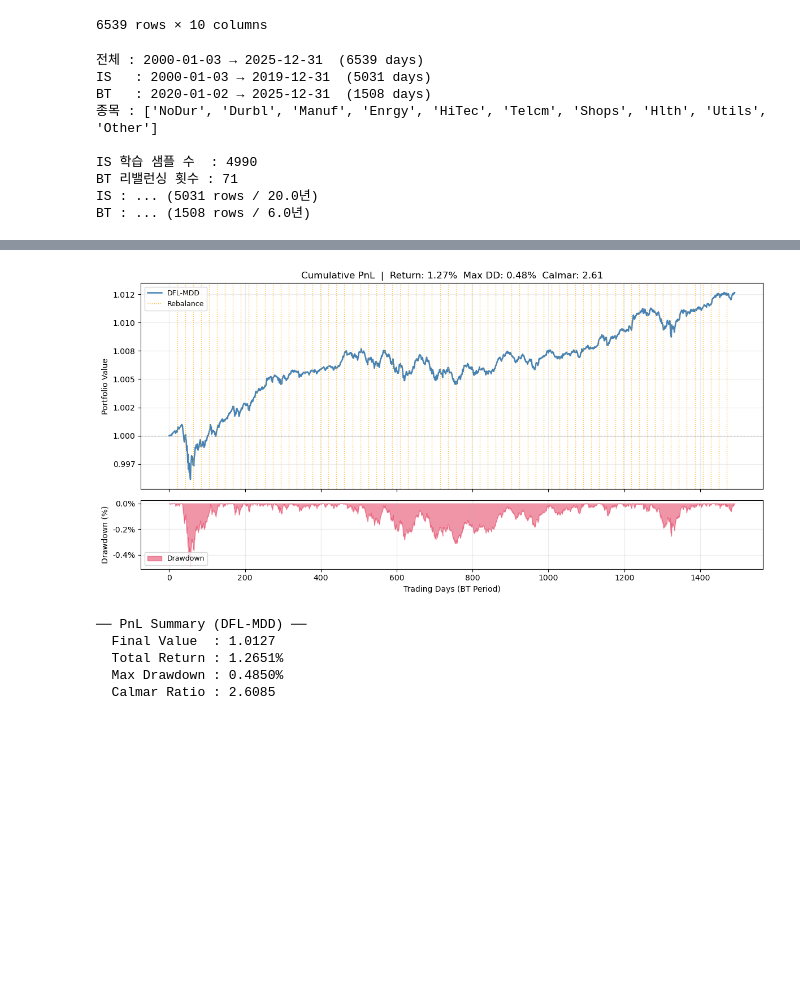
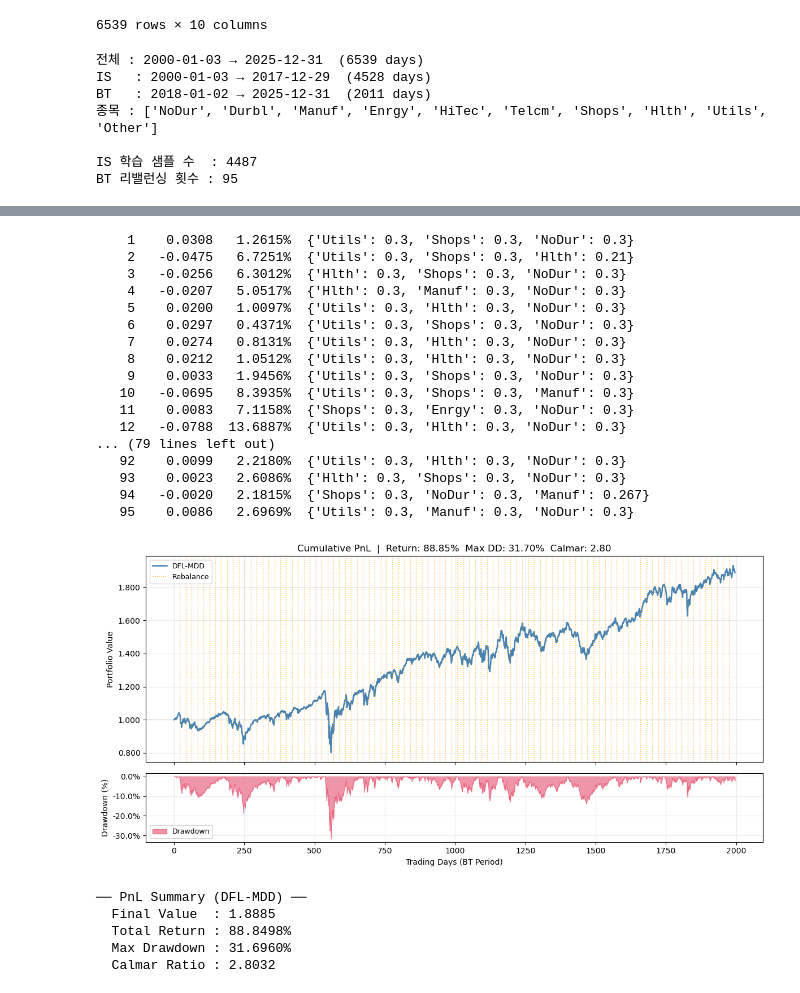
Before and after one commit to taekyounglee1224/cvxpy-portfolio-lab, a Jupyter notebook: DFL-MDD/10_inds.ipynb, the cells around one changed output, grey strips where cells are left out. Cells and saved outputs as stored; diff of their text form; code cells hidden in the pictures; blank space fills up the shorter version.

```diff
--- a/DFL-MDD/10_inds.ipynb
+++ b/DFL-MDD/10_inds.ipynb
@@ -112,11 +112,11 @@ LOOKBACK   = 21
 HORIZON    = 21
 
 INPUT_DIM  = LOOKBACK * N_STOCKS
-HIDDEN_DIM = 128
+HIDDEN_DIM = 64
 N          = HORIZON
 M          = N_STOCKS
 
-n1    = 0.30
+n1    = 0.50
 C     = 1.0
 d     = 1.0
 x_min = 0.0
@@ -125,7 +125,7 @@ lam   = 1.0
 
 EPOCHS     = 100
 BATCH_SIZE = 16
-LR         = 1e-3
+LR         = 1e-4
 # %%
 inds_10 = inds_10.sort_index()   # ← 이 한 줄 추가
 inds_10 = inds_10[~inds_10.index.duplicated(keep='first')]  # ← 없음
@@ -137,8 +137,8 @@ stock_names = inds_10.columns.tolist()
 # 2. IS / OOS 분리 (날짜 기준)
 # =============================================================================
 IS_START = "2000-01-01"
-IS_END   = "2019-12-31"
-BT_START = "2020-01-01"
+IS_END   = "2017-12-31"
+BT_START = "2018-01-01"
 BT_END   = "2025-12-31"
 
 is_df = inds_10[IS_START : IS_END]
@@ -159,12 +159,16 @@ print(f"종목 : {stock_names}")
 # =============================================================================
 # 3. 슬라이딩 윈도우 생성
 # =============================================================================
+is_mean = is_np.mean(axis=0)   # shape (10,)
+is_std  = is_np.std(axis=0)    # shape (10,)
+
 def make_windows(r_np, lookback, horizon, start, end):
     samples = []
     for t in range(start, end - horizon + 1):
-        z      = r_np[t - lookback : t].flatten()
+        z_raw  = r_np[t - lookback : t]                      # (21, 10)
+        z_norm = (z_raw - is_mean) / (is_std + 1e-8)         # IS 기준 표준화
         r_real = r_np[t : t + horizon]
-        samples.append((z, r_real))
+        samples.append((z_norm.flatten(), r_real))
     return samples
 
 is_samples = make_windows(is_np, LOOKBACK, HORIZON,
@@ -182,20 +186,18 @@ bt_years = (bt_df.index[-1] - bt_df.index[0]).days / 365.25
 
 print(f"\nIS 학습 샘플 수  : {len(is_samples)}")
 print(f"BT 리밸런싱 횟수 : {len(rebal_samples)}")
-print(f"IS : ... ({N_IS} rows / {is_years:.1f}년)")
-print(f"BT : ... ({N_BT} rows / {bt_years:.1f}년)")
 # %% [output]
 전체 : 2000-01-03 → 2025-12-31  (6539 days)
-IS   : 2000-01-03 → 2019-12-31  (5031 days)
-BT   : 2020-01-02 → 2025-12-31  (1508 days)
+IS   : 2000-01-03 → 2017-12-29  (4528 days)
+BT   : 2018-01-02 → 2025-12-31  (2011 days)
 종목 : ['NoDur', 'Durbl', 'Manuf', 'Enrgy', 'HiTec', 'Telcm', 'Shops', 'Hlth', 'Utils', 'Other']
 
-IS 학습 샘플 수  : 4990
-BT 리밸런싱 횟수 : 71
-IS : ... (5031 rows / 20.0년)
-BT : ... (1508 rows / 6.0년)
+IS 학습 샘플 수  : 4487
+BT 리밸런싱 횟수 : 95
 # %%
-
+import importlib
+import dfl_mdd
+importlib.reload(dfl_mdd)
 from dfl_mdd import (
     PredictionModel,
     build_optimization_layer,
@@ -210,8 +212,12 @@ from dfl_mdd import (
     plot_pnl,
 )
 
+torch.manual_seed(42)
+torch.backends.cudnn.deterministic = True
+torch.backends.cudnn.benchmark     = False
+
 pred_model = PredictionModel(INPUT_DIM, HIDDEN_DIM, N, M)
-opt_layer  = build_optimization_layer(N, M)
+opt_layer  = build_optimization_layer(N, M, 0.1)
 optimizer  = optim.Adam(pred_model.parameters(), lr=LR)
 
 
@@ -294,6 +287,23 @@ plot_pnl(bt_dfl_mdd, horizon=HORIZON, label = "DFL-MDD")
+    1    0.0308   1.2615%  {'Utils': 0.3, 'Shops': 0.3, 'NoDur': 0.3}
+    2   -0.0475   6.7251%  {'Utils': 0.3, 'Shops': 0.3, 'Hlth': 0.21}
+    3   -0.0256   6.3012%  {'Hlth': 0.3, 'Shops': 0.3, 'NoDur': 0.3}
+    4   -0.0207   5.0517%  {'Hlth': 0.3, 'Manuf': 0.3, 'NoDur': 0.3}
+    5    0.0200   1.0097%  {'Utils': 0.3, 'Hlth': 0.3, 'NoDur': 0.3}
+    6    0.0297   0.4371%  {'Utils': 0.3, 'Shops': 0.3, 'NoDur': 0.3}
+    7    0.0274   0.8131%  {'Utils': 0.3, 'Hlth': 0.3, 'NoDur': 0.3}
+    8    0.0212   1.0512%  {'Utils': 0.3, 'Hlth': 0.3, 'NoDur': 0.3}
+    9    0.0033   1.9456%  {'Utils': 0.3, 'Shops': 0.3, 'NoDur': 0.3}
+   10   -0.0695   8.3935%  {'Utils': 0.3, 'Shops': 0.3, 'Manuf': 0.3}
+   11    0.0083   7.1158%  {'Shops': 0.3, 'Enrgy': 0.3, 'NoDur': 0.3}
+   12   -0.0788  13.6887%  {'Utils': 0.3, 'Hlth': 0.3, 'NoDur': 0.3}
+... (79 lines left out)
+   92    0.0099   2.2180%  {'Utils': 0.3, 'Hlth': 0.3, 'NoDur': 0.3}
+   93    0.0023   2.6086%  {'Hlth': 0.3, 'Shops': 0.3, 'NoDur': 0.3}
+   94   -0.0020   2.1815%  {'Shops': 0.3, 'NoDur': 0.3, 'Manuf': 0.267}
+   95    0.0086   2.6969%  {'Utils': 0.3, 'Manuf': 0.3, 'NoDur': 0.3}
-[figure, old version]
+[figure, new version]
-── PnL Summary (DFL-MDD) ──
-  Final Value  : 1.0127
-  Total Return : 1.2651%
-  Max Drawdown : 0.4850%
-  Calmar Ratio : 2.6085
+── PnL Summary (DFL-MDD) ──
+  Final Value  : 1.8885
+  Total Return : 88.8498%
+  Max Drawdown : 31.6960%
+  Calmar Ratio : 2.8032
```
Also changed, not shown: parts of 3 cells of this notebook, 3 other files.
